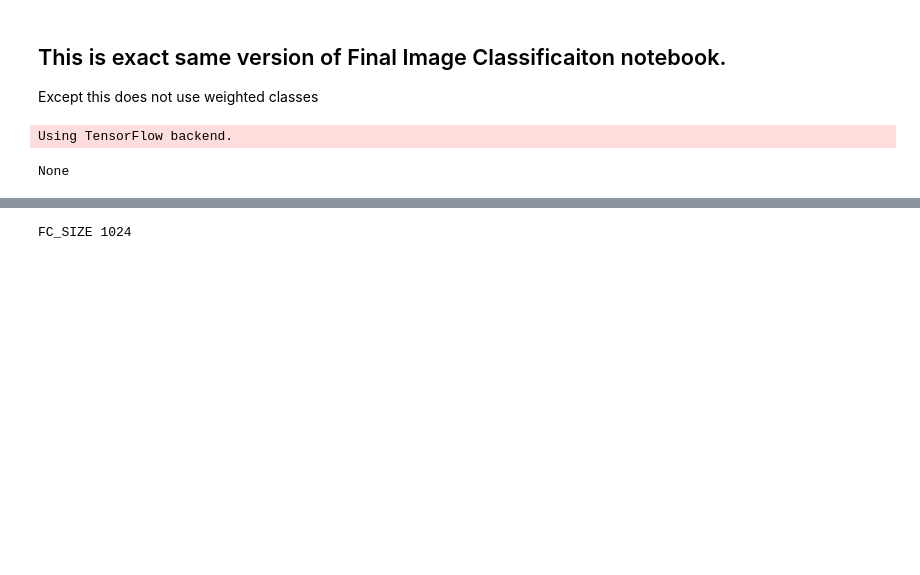
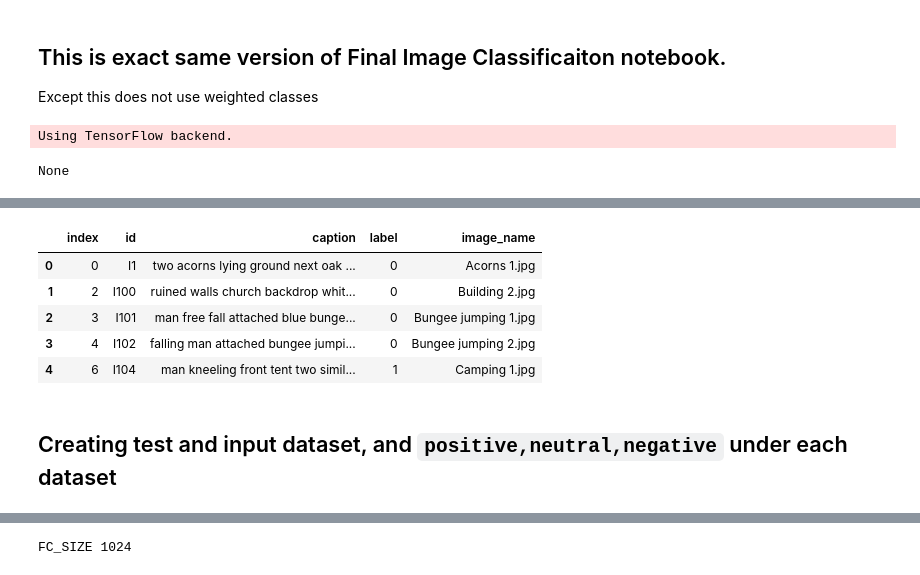
Before and after one commit to elkhand/human-emotions-classifier, a Jupyter notebook: Without weight classes Final Image classification.ipynb, the cells around one changed output, grey strips where cells are left out. Saved outputs shown, nothing was run; the diff lists cells and outputs as text; code cells hidden in the pictures; blank space fills up the shorter version.

```diff
--- a/Without weight classes Final Image classification.ipynb
+++ b/Without weight classes Final Image classification.ipynb
@@ -195,0 +204,70 @@ Test data(never used for learning) label distribution:
+# %%
+dfImageIdCaptionLabel = pd.read_csv(dataset_path, header=0, sep="|")
+dfImageIdCaptionLabel.columns = ["id","caption", "label"]
+dfImageIdCaptionLabel["caption"] = dfImageIdCaptionLabel["caption"].apply(lambda x: " ".join(caput.get_words_withoutstopwords(x.lower().split())))
+#dfImageIdCaptionLabel["label"] = dfImageIdCaptionLabel["label"].apply(lambda x: caput.change_label_str_to_int(x))
+
+
+dfImageIdImageName = dt.get_image_id_to_image_title_as_df(oasis_csv_path)
+dfImageIdImageName.columns = ['id', 'image_name']
+dfImageIdImageName['image_name'] = dfImageIdImageName['image_name'].apply(lambda x: x + ".jpg")
+printCnt = 5
+# has [id, caption, label]
+df = pd.merge(dfImageIdCaptionLabel, dfImageIdImageName, on="id")
+df["label"] = df["label"].apply(lambda x: caput.change_label_str_to_int(x))
+#print(df.head(printCnt))
+
+imageNameToLabel = {}
+
+for index, row in df.iterrows():
+    img_name = row['image_name']
+    label = row['label']
+    imageNameToLabel[img_name] = label
+
+
+input_x, test_x, input_y,  test_y = train_test_split(df["id"],
+                                                     df["label"],
+                                                     test_size=test_size,
+                                                     random_state=seed,
+                                                     stratify=df["label"])
+
+inputDataset = pd.concat([input_x, input_y], axis=1)
+testDataset = pd.concat([test_x, test_y], axis=1)
+
+
+
+# print("inputDataset\n", inputDataset.head(10))
+# print("testDataset\n", testDataset.head(10))
+
+print("\n")
+print("Label distribution in inputDataset", inputDataset.groupby('label').label.count())
+print("Label distribution in testDataset", testDataset.groupby('label').label.count())
+
+
+inputDataset = df.loc[df['id'].isin(inputDataset.id)]
+testDataset = df.loc[df['id'].isin(testDataset.id)]
+
+inputDataset = inputDataset.dropna()
+testDataset = testDataset.dropna()
+inputDataset = inputDataset.reset_index()
+testDataset = testDataset.reset_index()
+
+# print("inputData\n", inputData.head())
+# print("testData\n", testData.head())
+
+inputIds = set(inputDataset['id'].values)
+testIds = set(testDataset['id'].values)
+
+print("Input data size", len(inputIds))
+print("Test data size", len(testIds))
+
+for inputId in inputIds:
+    if inputId in testIds:
+        raise inputId + " inputId exists both in test and input dataset"
+
+for testId in testIds:
+    if testId in inputIds:
+        raise testId + " testId exists both in test and input dataset"
+
+inputDataset.head()
+# %% [output]
@@ -195,0 +286,8 @@ Test data(never used for learning) label distribution:
+|  | index | id | caption | label | image_name |
+| 0 | 0 | I1 | two acorns lying ground next oak ... | 0 | Acorns 1.jpg |
+| 1 | 2 | I100 | ruined walls church backdrop whit... | 0 | Building 2.jpg |
+| 2 | 3 | I101 | man free fall attached blue bunge... | 0 | Bungee jumping 1.jpg |
+| 3 | 4 | I102 | falling man attached bungee jumpi... | 0 | Bungee jumping 2.jpg |
+| 4 | 6 | I104 | man kneeling front tent two simil... | 1 | Camping 1.jpg |
+# %% [markdown]
+## Creating test and input dataset, and `positive,neutral,negative` under each dataset
```
Also changed, not shown: parts of 9 cells of this notebook, 10 other files.
